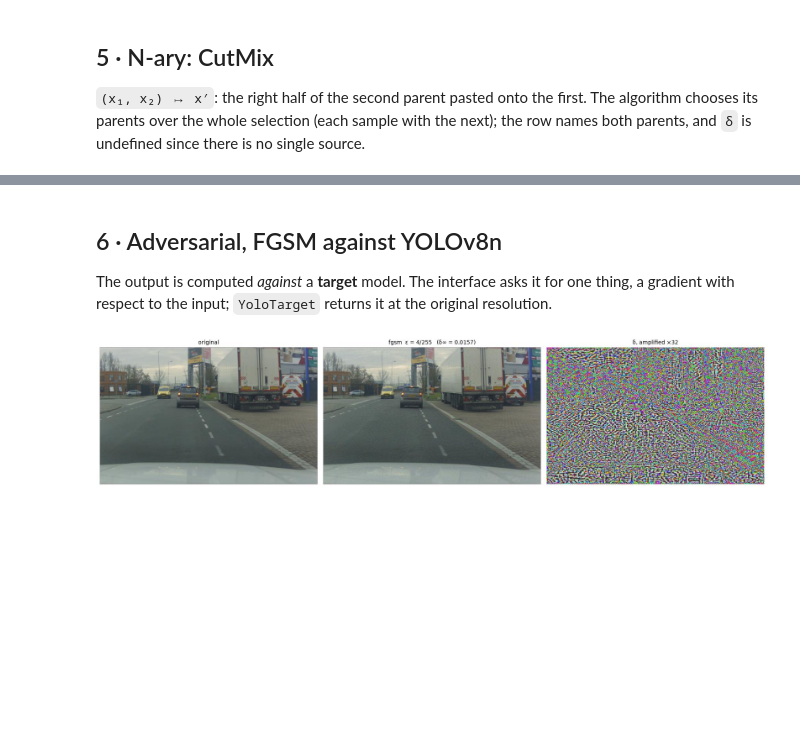
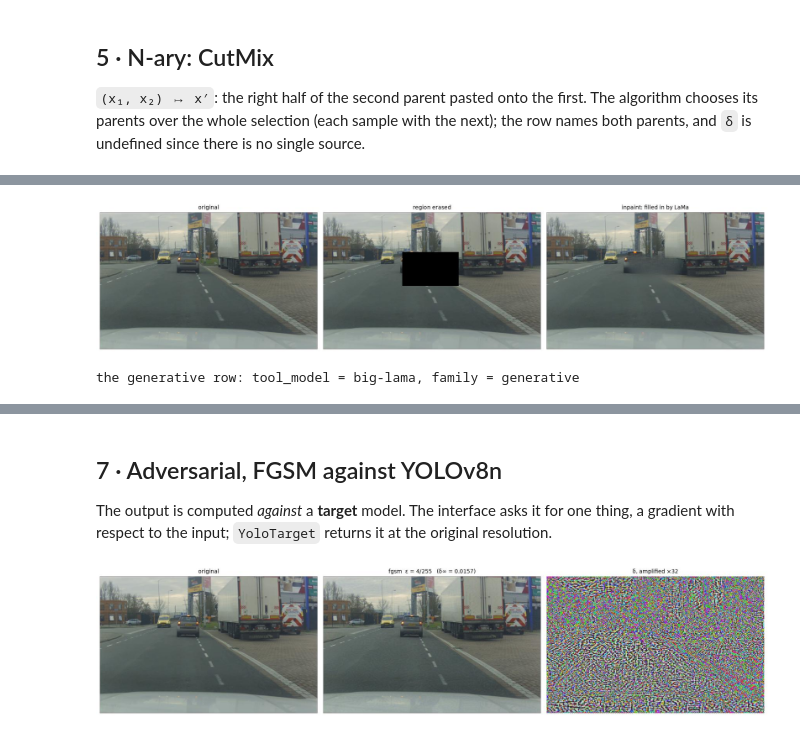
Before and after one commit to Safenai/kcai-data-sampling, a Jupyter notebook: examples/notebooks/interface_walkthrough.ipynb, the cells around one changed output, grey strips where cells are left out. Cells and saved outputs as stored; diff of their text form; code cells hidden in the pictures; blank space fills up the shorter version.

```diff
--- a/examples/notebooks/interface_walkthrough.ipynb
+++ b/examples/notebooks/interface_walkthrough.ipynb
@@ -180,0 +193,14 @@ the n-ary row: two parents, arity = n-ary
+# %%
+lama = LamaTool()          # big-lama.pt, 206 MB, downloads once into the same cache as YOLO
+REGION = {"top": 350, "left": 700, "height": 300, "width": 500}
+
+filled, fill_row = runner.run(Inpaint({"tool_model": lama, **REGION}), [sample])[0]
+save_outputs(OUTPUTS, [(filled, fill_row)])
+
+erased = sample.x.copy()
+erased[:, REGION["top"]:REGION["top"] + REGION["height"], REGION["left"]:REGION["left"] + REGION["width"]] = 0
+show([("original", sample.x), ("region erased", erased), ("inpaint: filled in by LaMa", filled)])
+rows_table([fill_row], "the generative row: tool_model = big-lama, family = generative")
+# %% [output]
+[figure, added]
+the generative row: tool_model = big-lama, family = generative
@@ -181,5 +209,5 @@ the n-ary row: two parents, arity = n-ary
 # %% [markdown]
-## 6 · Adversarial, FGSM against YOLOv8n
+## 7 · Adversarial, FGSM against YOLOv8n
 
 The output is computed *against* a **target** model. The interface asks it for one thing, a gradient with respect to the input; `YoloTarget` returns it at the original resolution.
 # %%
```
Also changed, not shown: parts of 15 cells of this notebook, 12 other files.
